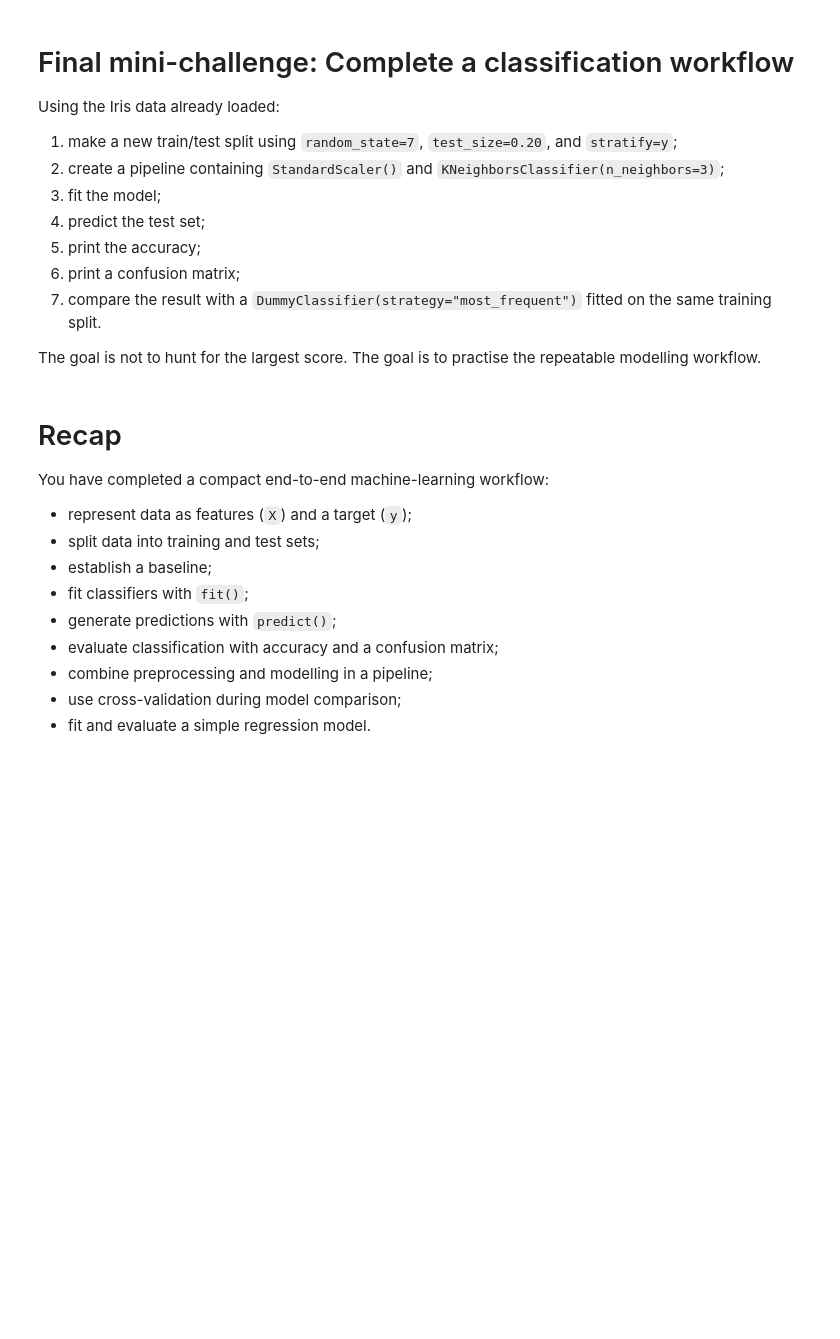
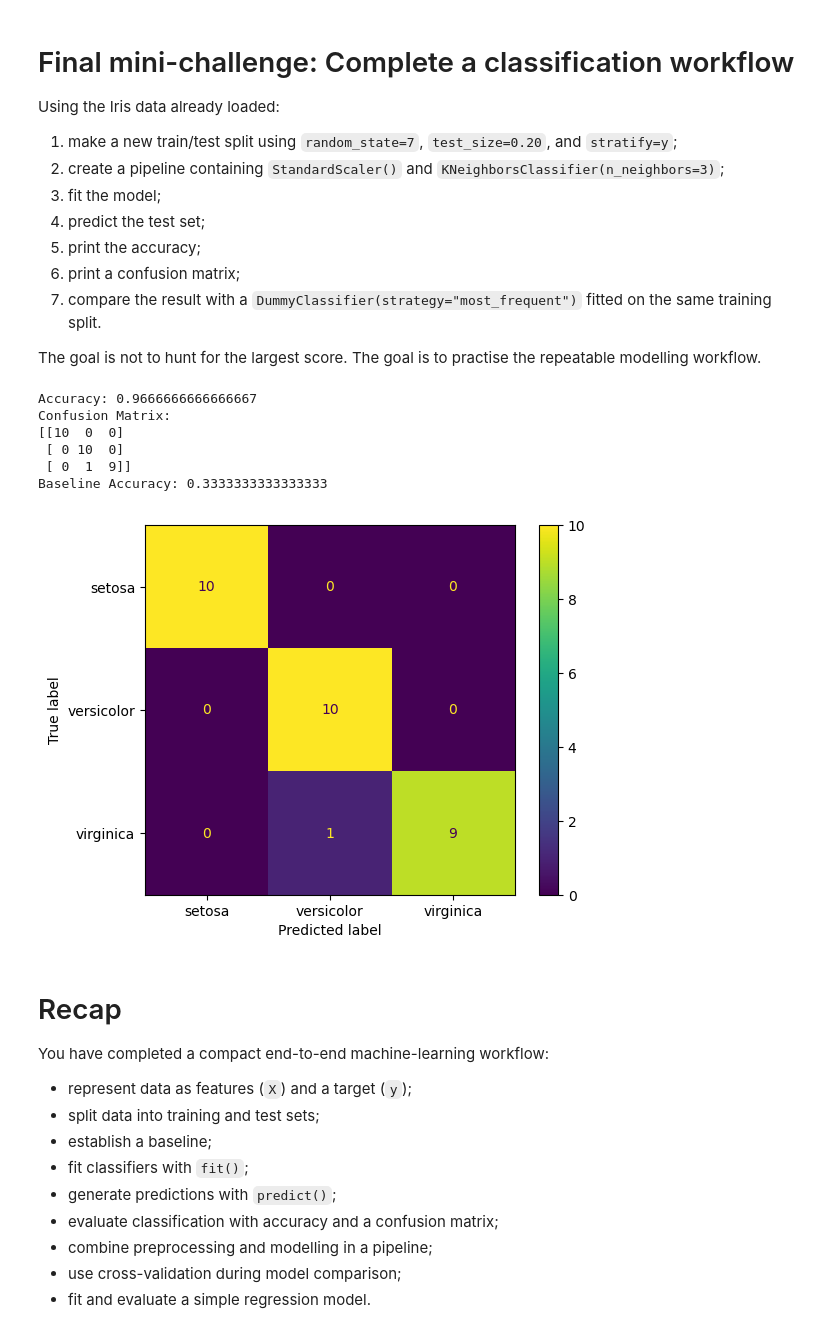
Before and after one commit to fl720/UoB_Analytic_software_technologies, a Jupyter notebook: msc-introductory-python-practice/03_intro_machine_learning_sklearn.ipynb, the cells around one changed output. Saved outputs shown, nothing was run; the diff lists cells and outputs as text; code cells hidden in the pictures; blank space fills up the shorter version.

```diff
--- a/msc-introductory-python-practice/03_intro_machine_learning_sklearn.ipynb
+++ b/msc-introductory-python-practice/03_intro_machine_learning_sklearn.ipynb
@@ -433,7 +641,46 @@ Using the Iris data already loaded:
 The goal is not to hunt for the largest score. The goal is to practise the repeatable modelling workflow.
 # %%
 # TODO: complete the mini-challenge.
-print("Use X and y from the Iris dataset.")
+# make a new traning/test split with random_state=7 and test_size=0.2 , stratify=y
+# fit the model, predict the test set, and calculate the accuracy score.
+# print a confusion matrix,
+# compare the result with a DummyClassifier(strategy="most_frequent") baseline model, and print a classification report.
+
+X_train_2, X_test_2, y_train_2, y_test_2 = train_test_split(
+    X,
+    y,
+    test_size=0.2,
+    random_state=7,
+    stratify=y,
+)
+
+model = make_pipeline(
+    StandardScaler(),
+    KNeighborsClassifier(n_neighbors=2),
+)
+model.fit(X_train_2, y_train_2)
+predictions = model.predict(X_test_2)
+accuracy = accuracy_score(y_test_2, predictions)
+print("Accuracy:", accuracy)
+
+confusion_mat = confusion_matrix(y_test_2, predictions)
+ConfusionMatrixDisplay(confusion_matrix=confusion_mat, display_labels=iris.target_names).plot()
+print("Confusion Matrix:")
+print(confusion_mat)
+
+baseline_model = DummyClassifier(strategy="most_frequent")
+baseline_model.fit(X_train_2, y_train_2)
+baseline_predictions = baseline_model.predict(X_test_2)
+baseline_accuracy = accuracy_score(y_test_2, baseline_predictions)
+print("Baseline Accuracy:", baseline_accuracy)
+# %% [output]
+Accuracy: 0.9666666666666667
+Confusion Matrix:
+[[10  0  0]
+ [ 0 10  0]
+ [ 0  1  9]]
+Baseline Accuracy: 0.3333333333333333
+[figure, added]
 # %% [markdown]
 # Recap
 
```
Also changed, not shown: parts of 31 cells of this notebook.
